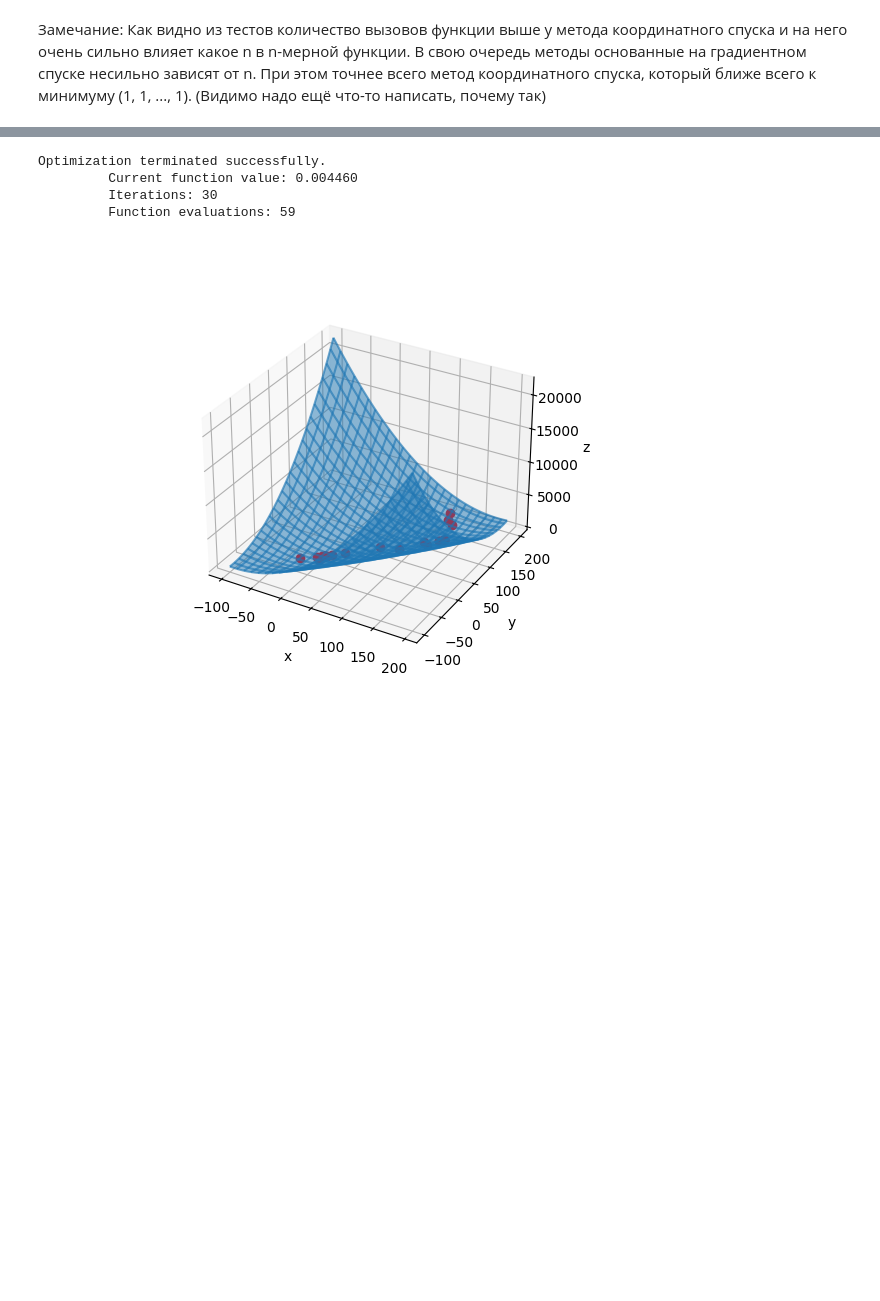
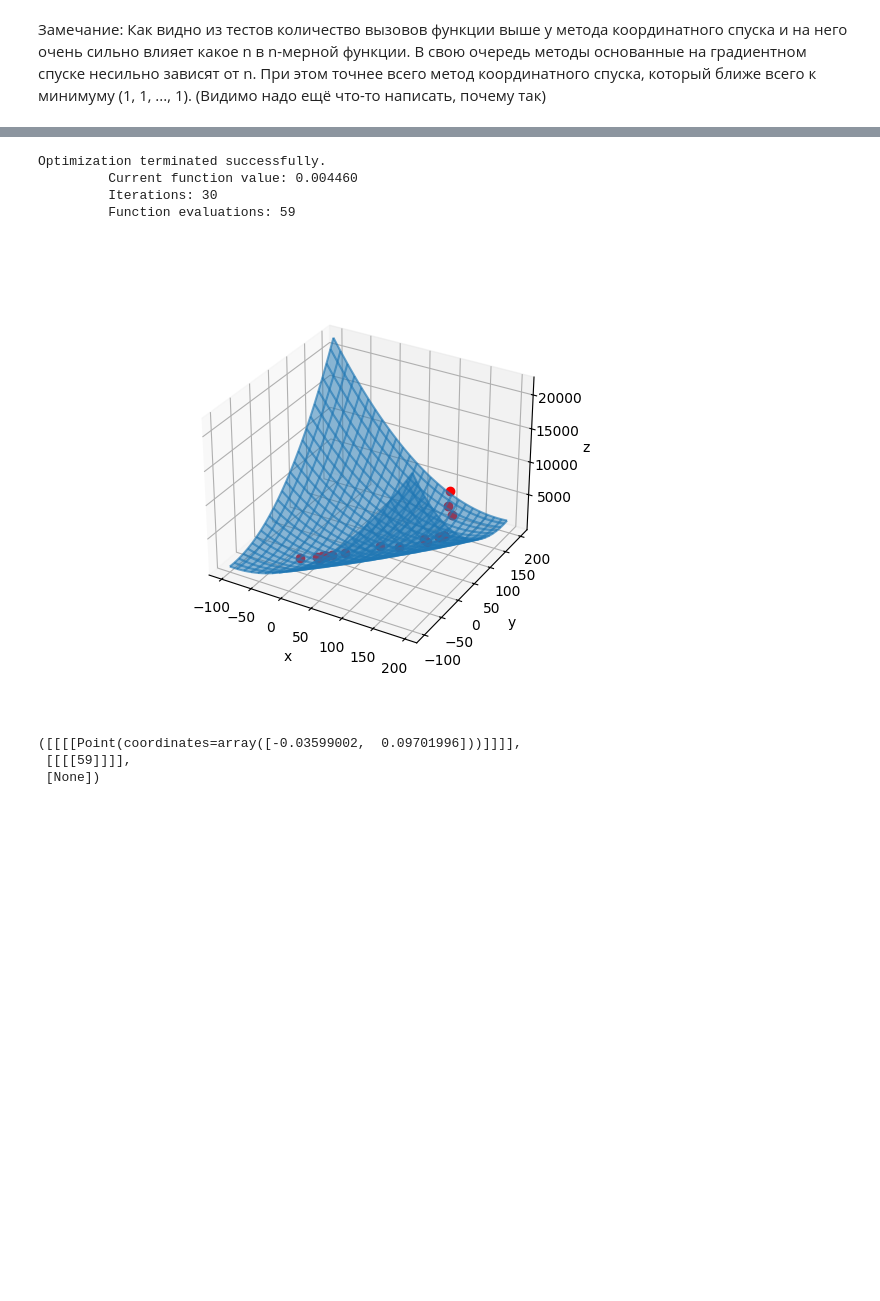
Before and after one commit to Skorniakov-Leonid/Methods-of-optimization, a Jupyter notebook: presentation/lab-1/test.ipynb, the cells around one changed output, grey strips where cells are left out. Cells and saved outputs as stored; diff of their text form; code cells hidden in the pictures; blank space fills up the shorter version.

```diff
--- a/presentation/lab-1/test.ipynb
+++ b/presentation/lab-1/test.ipynb
@@ -450,34 +399,17 @@ Optimization terminated successfully.
 [figure]
 # %%
-from src.common import PointFigure
-from src.visualization import Animator
-from scipy.optimize import minimize
-import numpy as np
-from src.common.oracul import LambdaOracul, PoweredSumOracul, GradientLambdaOracul
-
-from matplotlib import pyplot as plt
-
-fig = plt.figure()
-
-oracul = LambdaOracul(lambda x: 0.26 * (x[0] ** 2 + x[1] ** 2) - 0.48 * x[0] * x[1])
-res = minimize(method="Nelder-Mead", fun=oracul.func, x0=np.array([100, 200]),
-               options={"return_all": True, "disp": True, "xatol": True, "fatol": True}, tol=1e-3)
-points = res.allvecs
-found_point = res.x
-# print(found_point)
-# print(points)
-# print(res)
-figures = []
-for point in points:
-    figures.append(PointFigure([float(point[0]), float(point[1])]))
-oracul=LambdaOracul(lambda x, y: 0.26 * (x ** 2 + y ** 2) - 0.48 * x * y)
-Animator.animate([figures], oracul, oracul.get_dimension(), step=0.01, start=[-100, -100], end=[200, 200])
-plt.show()
+from src.tests.tester import ScipyTester
+oracul1 = LambdaOracul(lambda x: 0.26 * (x[0] ** 2 + x[1] ** 2) - 0.48 * x[0] * x[1])
+oracul2 = LambdaOracul(lambda x, y: 0.26 * (x ** 2 + y ** 2) - 0.48 * x * y)
+ScipyTester(["Nelder-Mead"], [(oracul1, oracul2)], start_point=Point(np.array([100, 200]))).test()
 # %% [output]
 Optimization terminated successfully.
          Current function value: 0.004460
          Iterations: 30
          Function evaluations: 59
-[figure, old version]
+[figure, new version]
+([[[[Point(coordinates=array([-0.03599002,  0.09701996]))]]]],
+ [[[[59]]]],
+ [None])
 [figure]
 # %%
```
Also changed, not shown: parts of 4 cells of this notebook, 1 other file.
